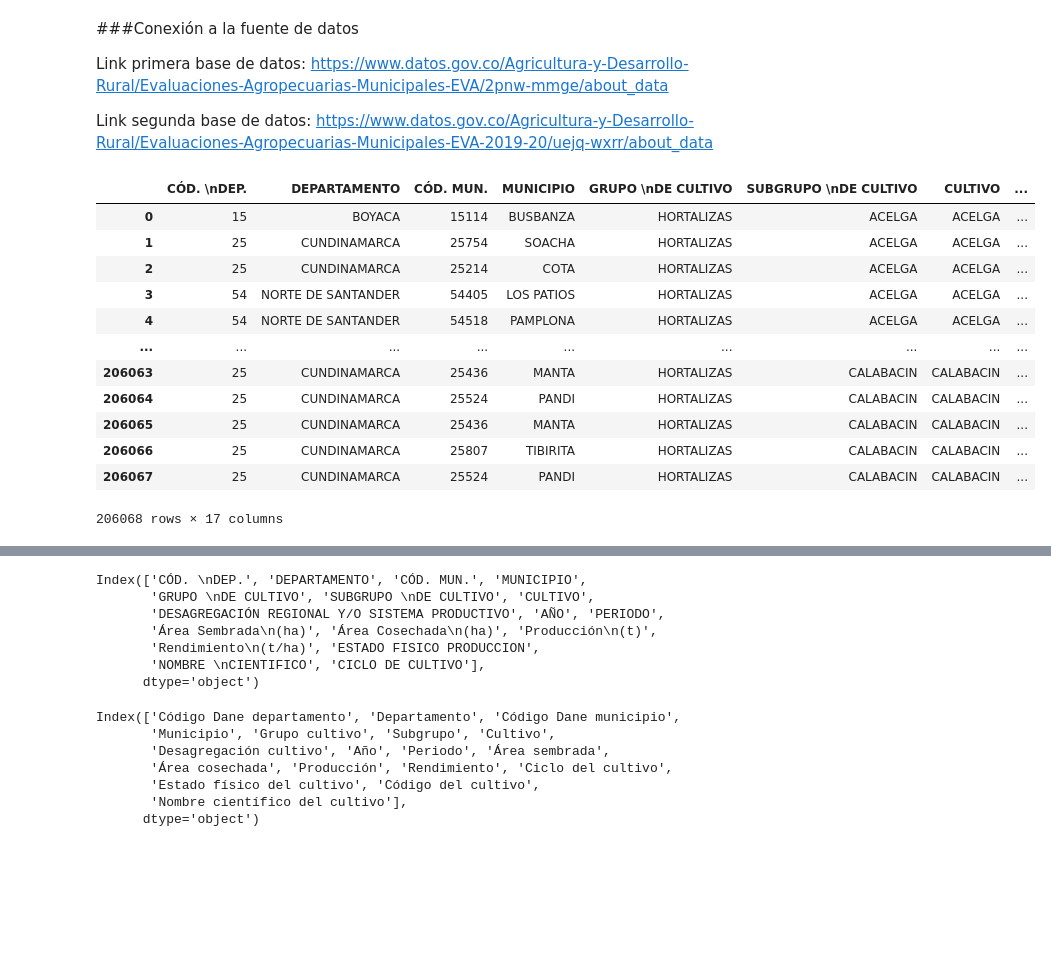
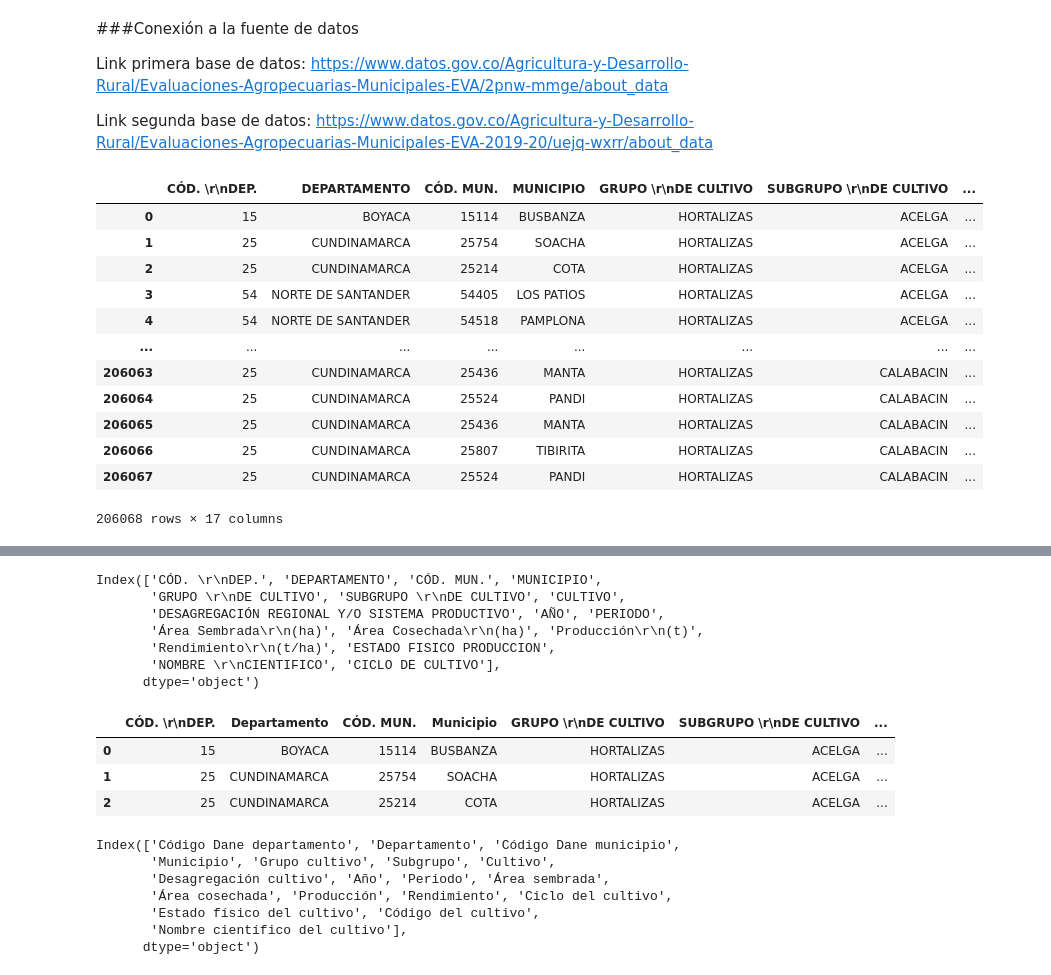
Before and after one commit to Angela-col/Talento-Tech, a Jupyter notebook: Laboratorio_Bootcamp_Agricultura_en_Colombia.ipynb, the cells around one changed output, grey strips where cells are left out. Drawn from its saved outputs; the diff is of its cells as text; code cells hidden in the pictures; blank space fills up the shorter version.

```diff
--- a/Laboratorio_Bootcamp_Agricultura_en_Colombia.ipynb
+++ b/Laboratorio_Bootcamp_Agricultura_en_Colombia.ipynb
@@ -64,21 +64,21 @@ Link primera base de datos: https://www.datos.gov.co/Agricultura-y-Desarrollo-Ru
 Link segunda base de datos: https://www.datos.gov.co/Agricultura-y-Desarrollo-Rural/Evaluaciones-Agropecuarias-Municipales-EVA-2019-20/uejq-wxrr/about_data
 # %%
 # Cargar el primer dataset
-df1 = pd.read_csv("/content/sample_data/Evaluaciones_Agropecuarias_Municipales_EVA_20240905.csv")
+df1 = pd.read_csv("/content/sample_data/Dataframe 1.csv")
 df1
 # %% [output]
-|  | CÓD. \nDEP. | DEPARTAMENTO | CÓD. MUN. | MUNICIPIO | GRUPO \nDE CULTIVO | SUBGRUPO \nDE CULTIVO | CULTIVO | ... |
-| 0 | 15 | BOYACA | 15114 | BUSBANZA | HORTALIZAS | ACELGA | ACELGA | ... |
-| 1 | 25 | CUNDINAMARCA | 25754 | SOACHA | HORTALIZAS | ACELGA | ACELGA | ... |
-| 2 | 25 | CUNDINAMARCA | 25214 | COTA | HORTALIZAS | ACELGA | ACELGA | ... |
-| 3 | 54 | NORTE DE SANTANDER | 54405 | LOS PATIOS | HORTALIZAS | ACELGA | ACELGA | ... |
-| 4 | 54 | NORTE DE SANTANDER | 54518 | PAMPLONA | HORTALIZAS | ACELGA | ACELGA | ... |
-| ... | ... | ... | ... | ... | ... | ... | ... | ... |
-| 206063 | 25 | CUNDINAMARCA | 25436 | MANTA | HORTALIZAS | CALABACIN | CALABACIN | ... |
-| 206064 | 25 | CUNDINAMARCA | 25524 | PANDI | HORTALIZAS | CALABACIN | CALABACIN | ... |
-| 206065 | 25 | CUNDINAMARCA | 25436 | MANTA | HORTALIZAS | CALABACIN | CALABACIN | ... |
-| 206066 | 25 | CUNDINAMARCA | 25807 | TIBIRITA | HORTALIZAS | CALABACIN | CALABACIN | ... |
-| 206067 | 25 | CUNDINAMARCA | 25524 | PANDI | HORTALIZAS | CALABACIN | CALABACIN | ... |
+|  | CÓD. \r\nDEP. | DEPARTAMENTO | CÓD. MUN. | MUNICIPIO | GRUPO \r\nDE CULTIVO | SUBGRUPO \r\nDE CULTIVO | ... |
+| 0 | 15 | BOYACA | 15114 | BUSBANZA | HORTALIZAS | ACELGA | ... |
+| 1 | 25 | CUNDINAMARCA | 25754 | SOACHA | HORTALIZAS | ACELGA | ... |
+| 2 | 25 | CUNDINAMARCA | 25214 | COTA | HORTALIZAS | ACELGA | ... |
+| 3 | 54 | NORTE DE SANTANDER | 54405 | LOS PATIOS | HORTALIZAS | ACELGA | ... |
+| 4 | 54 | NORTE DE SANTANDER | 54518 | PAMPLONA | HORTALIZAS | ACELGA | ... |
+| ... | ... | ... | ... | ... | ... | ... | ... |
+| 206063 | 25 | CUNDINAMARCA | 25436 | MANTA | HORTALIZAS | CALABACIN | ... |
+| 206064 | 25 | CUNDINAMARCA | 25524 | PANDI | HORTALIZAS | CALABACIN | ... |
+| 206065 | 25 | CUNDINAMARCA | 25436 | MANTA | HORTALIZAS | CALABACIN | ... |
+| 206066 | 25 | CUNDINAMARCA | 25807 | TIBIRITA | HORTALIZAS | CALABACIN | ... |
+| 206067 | 25 | CUNDINAMARCA | 25524 | PANDI | HORTALIZAS | CALABACIN | ... |
 206068 rows × 17 columns
 # %%
 # Cargar el segundo dataset
@@ -102,13 +102,41 @@ df2
 # Nombres de las columnas dataframe 1
 df1.columns
 # %% [output]
-Index(['CÓD. \nDEP.', 'DEPARTAMENTO', 'CÓD. MUN.', 'MUNICIPIO',
-       'GRUPO \nDE CULTIVO', 'SUBGRUPO \nDE CULTIVO', 'CULTIVO',
+Index(['CÓD. \r\nDEP.', 'DEPARTAMENTO', 'CÓD. MUN.', 'MUNICIPIO',
+       'GRUPO \r\nDE CULTIVO', 'SUBGRUPO \r\nDE CULTIVO', 'CULTIVO',
        'DESAGREGACIÓN REGIONAL Y/O SISTEMA PRODUCTIVO', 'AÑO', 'PERIODO',
-       'Área Sembrada\n(ha)', 'Área Cosechada\n(ha)', 'Producción\n(t)',
-       'Rendimiento\n(t/ha)', 'ESTADO FISICO PRODUCCION',
-       'NOMBRE \nCIENTIFICO', 'CICLO DE CULTIVO'],
+       'Área Sembrada\r\n(ha)', 'Área Cosechada\r\n(ha)', 'Producción\r\n(t)',
+       'Rendimiento\r\n(t/ha)', 'ESTADO FISICO PRODUCCION',
+       'NOMBRE \r\nCIENTIFICO', 'CICLO DE CULTIVO'],
       dtype='object')
+# %%
+# Cambiar los nombres del DF1 y homologarmos al DF2
+df1 = df1.rename(columns={
+                                  'CÓD. \nDEP.':                                       'Código Dane departamento',
+                                  'DEPARTAMENTO':                                      'Departamento',
+                                  'CÓD. \nMUNICIPIO':                                  'Código Dane municipio',
+                                  'MUNICIPIO':                                         'Municipio',
+                                  'GRUPO \nDE CULTIVO':                                'Grupo cultivo',
+                                  'SUBGRUPO \nDE CULTIVO':                             'Subgrupo',
+                                  'CULTIVO':                                           'Cultivo',
+                                  'DESAGREGACIÓN REGIONAL Y/O SISTEMA PRODUCTIVO':     'Desagregación cultivo',
+                                  'AÑO':                                               'Año',
+                                  'PERIODO':                                           'Periodo',
+                                  'Área Sembrada\n(ha)':                               'Área sembrada',
+                                  'Área Cosechada\n(ha)':                              'Área cosechada',
+                                  'Producción\n(t)':                                   'Producción',
+                                  'Rendimiento\n(t/ha)':                               'Rendimiento',
+                                  'ESTADO FISICO PRODUCCION':                          'Estado físico del cultivo',
+                                  'NOMBRE \nCIENTIFICO':                               'Nombre científico del cultivo',
+                                  'CICLO DE CULTIVO':                                   'Ciclo del cultivo'})
+
+#verificación del DF1
+df1.head(n=3)
+# %% [output]
+|  | CÓD. \r\nDEP. | Departamento | CÓD. MUN. | Municipio | GRUPO \r\nDE CULTIVO | SUBGRUPO \r\nDE CULTIVO | ... |
+| 0 | 15 | BOYACA | 15114 | BUSBANZA | HORTALIZAS | ACELGA | ... |
+| 1 | 25 | CUNDINAMARCA | 25754 | SOACHA | HORTALIZAS | ACELGA | ... |
+| 2 | 25 | CUNDINAMARCA | 25214 | COTA | HORTALIZAS | ACELGA | ... |
 # %%
 # Nombres de las columnas dataframe 2
 df2.columns
```
Also changed, not shown: parts of 12 cells of this notebook.
